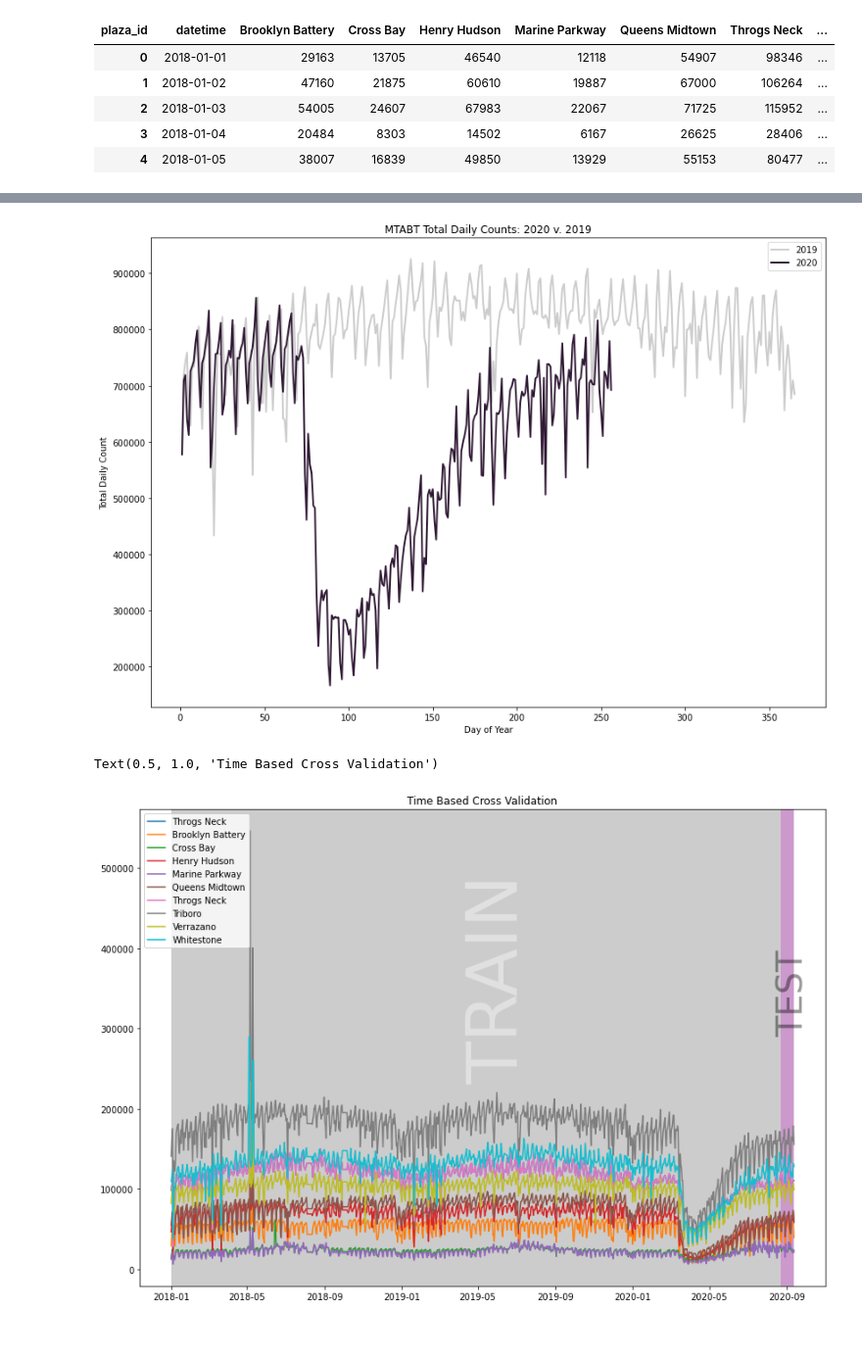
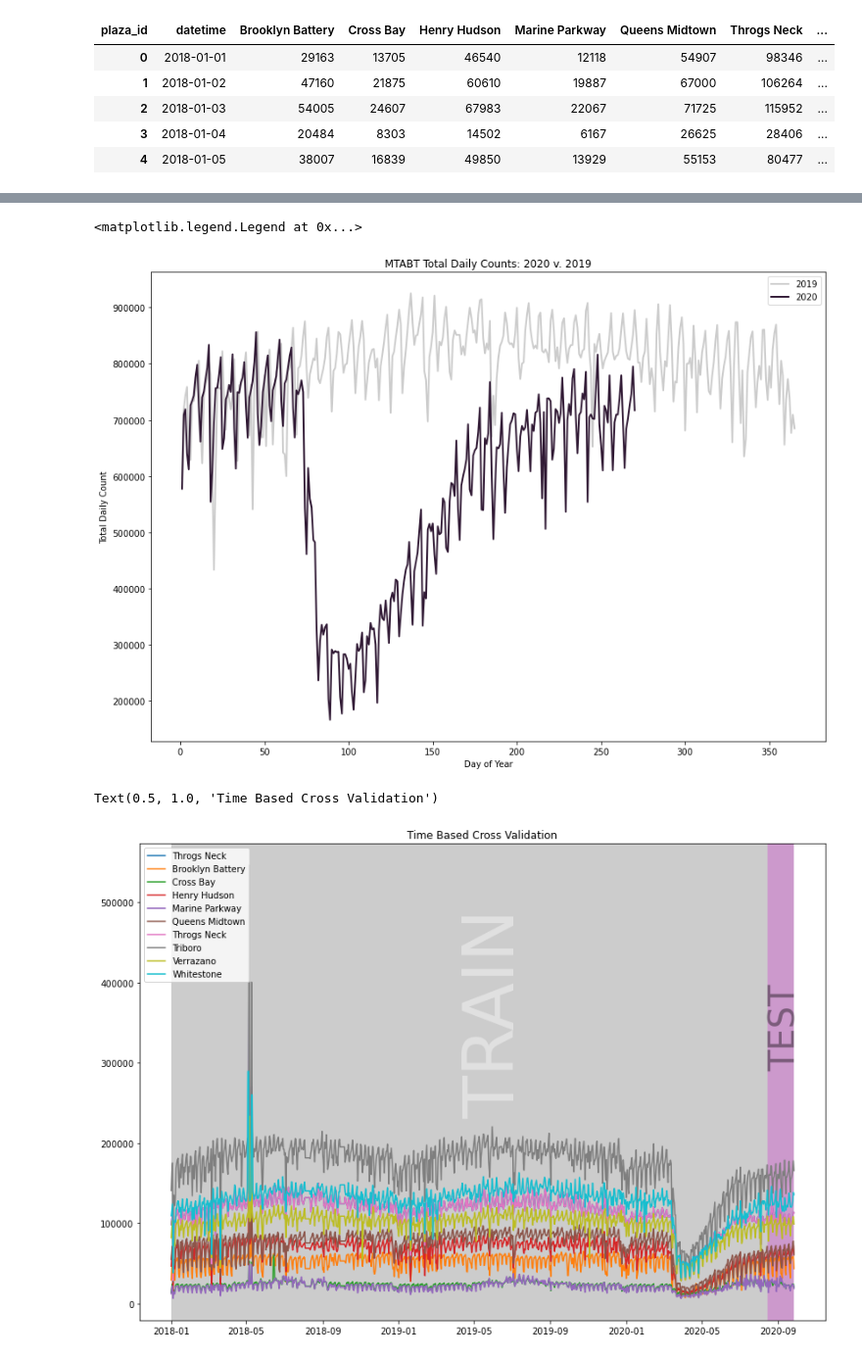
Before and after one commit to albertum1/Time_Series_MTABT, a Jupyter notebook: MTABT_EDA.ipynb, the cells around one changed output, grey strips where cells are left out. Shown at 98% size. Drawn from its saved outputs; the diff is of its cells as text; code cells hidden in the pictures.

```diff
--- a/MTABT_EDA.ipynb
+++ b/MTABT_EDA.ipynb
@@ -38,13 +38,14 @@ for year in [2018, 2019, 2020]:
 # %%
 def return_series(csv_path):
     """
-    returns preliminary cleaned dataframe: Changing plaza id codes to actual bridge names and summing the values
+
     """
 
     def parse(x):
         return datetime.datetime.strptime(x, '%m/%d/%Y %H')
 
     df = pd.read_csv(csv_path, parse_dates=[['Date','Hour']], date_parser=parse)
+    df = df.loc[~df.duplicated()]
 
     conditions = [
     df['Plaza ID'].eq(21) | df['Plaza ID'].eq(1),
@@ -137,7 +139,7 @@ _df.reset_index(inplace=True)
 _df['dayofyear'] = _df['datetime'].dt.dayofyear
 # %%
 plt.figure(figsize=(14,10))
-g= sns.lineplot(x='month', y='total_count', hue='year', data= _df.set_index('datetime')['2018':'2019'], markers=True, err_style='bars', ci=34)
+g= sns.lineplot(x='month', y='total_count', hue='year', data= _df.set_index('datetime')['2018':'2020'], markers=True, err_style='bars', ci=34)
 plt.title('MTABT Average Daily Counts by Month')
 g.set_xticks(range(1,13))
 g.set_xticklabels(['January','February','March','April','May','June','July','August','September','October','November','December'])
@@ -150,6 +152,6 @@ Text(0, 0.5, 'Count')
 # %%
 plt.figure(figsize=(14,10))
-g= sns.lineplot(x='dayofweek', y='total_count', hue='year', data= _df.set_index('datetime')['2018':'2019'], markers=True, err_style = 'bars', ci=34)
+g= sns.lineplot(x='dayofweek', y='total_count', hue='year', data= _df.set_index('datetime')['2018':'2020'], markers=True, err_style = 'bars', ci=34)
 plt.title('MTABT Average Daily Counts by Day of Week')
 g.set_xticks(range(7))
 g.set_xticklabels(['Monday', 'Tuesday', 'Wednesday', 'Thursday', 'Friday', 'Saturday', 'Sunday'])
@@ -199,28 +202,29 @@ ax.set_xlabel('Day of Year')
 ax.legend(loc='upper right')
 # plt.savefig('2020v2019', bbox_inches ='tight', pad_inches=0.5);
 # %% [output]
+<matplotlib.legend.Legend at 0x...>
-[figure, old version]
+[figure, new version]
 # %%
 _df.set_index('datetime' , inplace=True)
 # %%
 plt.figure(figsize=(14,10))
 plt.plot(_df.index, _df['Throgs Neck'], label= 'Throgs Neck')
 plt.plot(_df.index, _df['Brooklyn Battery'], label = 'Brooklyn Battery')
 plt.plot(_df.index, _df['Cross Bay'], label = 'Cross Bay')
 plt.plot(_df.index, _df['Henry Hudson'], label = 'Henry Hudson')
 plt.plot(_df.index, _df['Marine Parkway'], label = 'Marine Parkway')
 plt.plot(_df.index, _df['Queens Midtown'], label = 'Queens Midtown')
 plt.plot(_df.index, _df['Throgs Neck'], label = 'Throgs Neck')
 plt.plot(_df.index, _df['Triboro'], label = 'Triboro')
 plt.plot(_df.index, _df['Verrazano'], label = 'Verrazano')
 plt.plot(_df.index, _df['Whitestone'], label = 'Whitestone')
-plt.axvspan(datetime.datetime(2018, 1, 1), datetime.datetime(2020, 8, 22), facecolor='grey', alpha=0.4)
-plt.axvspan(datetime.datetime(2020, 8, 22), datetime.datetime(2020, 9, 12), facecolor='purple', alpha=0.4)
+plt.axvspan(datetime.datetime(2018, 1, 1), datetime.datetime(2020, 8, 14), facecolor='grey', alpha=0.4)
+plt.axvspan(datetime.datetime(2020, 8, 14), datetime.datetime(2020, 9, 26), facecolor='purple', alpha=0.4)
 text = plt.annotate("TRAIN", xy=(datetime.datetime(2019, 4,15), 500000), xytext=(datetime.datetime(2019, 4,10), 250000), fontsize=80, rotation = 90, alpha= 0.4, color = 'white')
 text = plt.annotate("TEST", xy=(datetime.datetime(2020, 9,1), 500000), xytext=(datetime.datetime(2020, 8,15), 300000), fontsize=40, rotation = 90, alpha= 0.4, color = 'black')
 plt.legend(loc = 'upper left')
 plt.title('Time Based Cross Validation')
 # plt.savefig('traintest', bbox_inches ='tight', pad_inches=0.5);
 # %% [output]
 Text(0.5, 1.0, 'Time Based Cross Validation')
-[figure, old version]
+[figure, new version]
```
Also changed, not shown: parts of 4 cells of this notebook.
